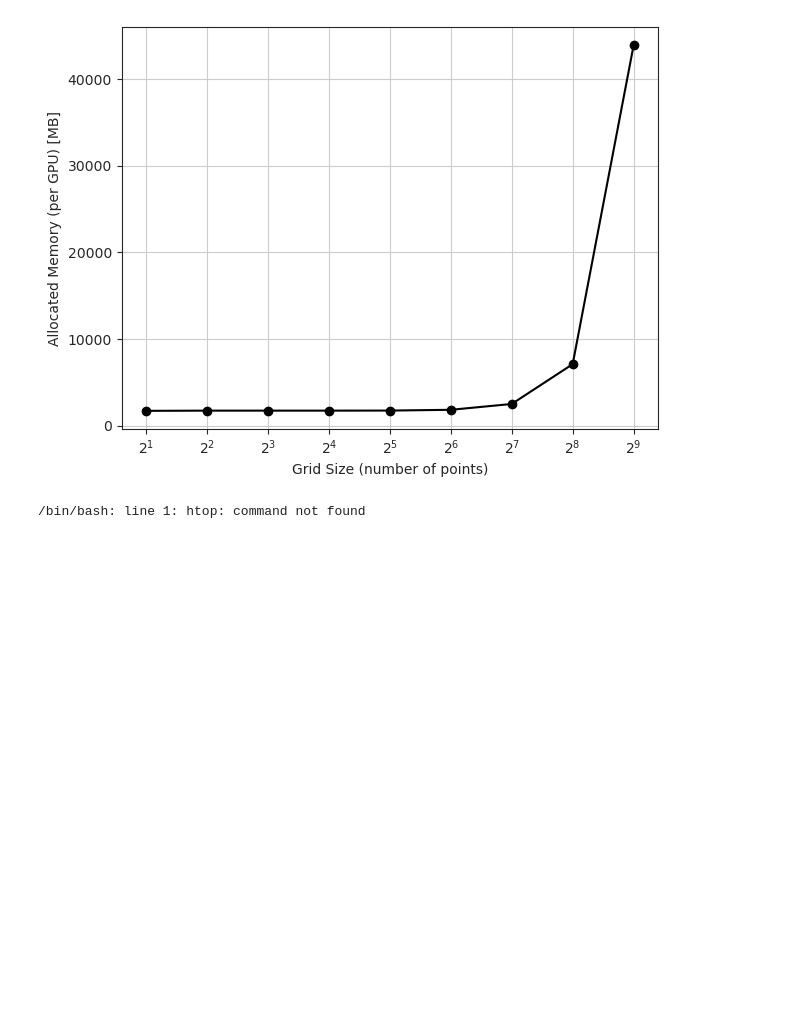
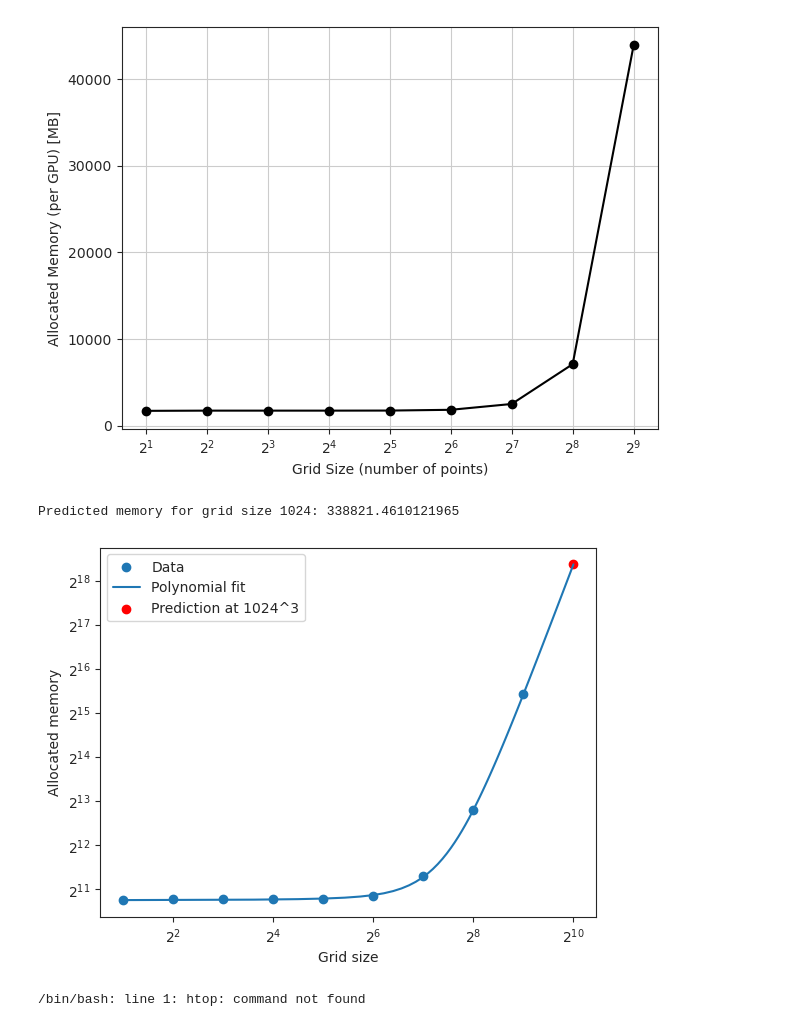
Before and after one commit to adsmendesdaniel/PyTurbulence, a Jupyter notebook: Data_analysis/memory_estimation.ipynb, the cells around one changed output. Saved outputs shown, nothing was run; the diff lists cells and outputs as text; code cells hidden in the pictures; blank space fills up the shorter version.

Commit message:
Estimate the memory necessary for 1024 simulations

```diff
--- a/Data_analysis/memory_estimation.ipynb
+++ b/Data_analysis/memory_estimation.ipynb
@@ -92,6 +97,40 @@ plt.tight_layout()
 plt.show()
 # %% [output]
 [figure]
+# %%
+import numpy as np
+import matplotlib.pyplot as plt
+
+grid_size = [2**1, 2**2, 2**3, 2**4, 2**5, 2**6, 2**7, 2**8, 2**9]
+allocated_memory = np.array([431, 437, 437, 437, 439, 461, 629, 1777, 10973])*4
+
+# Fit a polynomial (degree 2 for example)
+coeffs = np.polyfit(grid_size, allocated_memory, deg=3)
+poly = np.poly1d(coeffs)
+
+# Predict memory for grid_size=1024
+predicted_memory = poly(1024)
+print(f"Predicted memory for grid size 1024: {predicted_memory}")
+
+# Plot
+plt.scatter(grid_size, allocated_memory, label='Data')
+x_fit = np.linspace(grid_size[0], 1024, 100)
+plt.plot(x_fit, poly(x_fit), label='Polynomial fit')
+plt.scatter(1024, predicted_memory, color='red', label='Prediction at 1024^3')
+
+
+plt.legend()
+
+# Log scale on x-axis because grid_size grows exponentially
+plt.xscale("log", base=2)
+plt.yscale("log", base=2)
+
+plt.xlabel('Grid size')
+plt.ylabel('Allocated memory')
+plt.show()
+# %% [output]
+Predicted memory for grid size 1024: 338821.4610121965
+[figure, added]
 # %%
 Sdumont login node:
 
```
Also changed, not shown: parts of 4 cells of this notebook.
